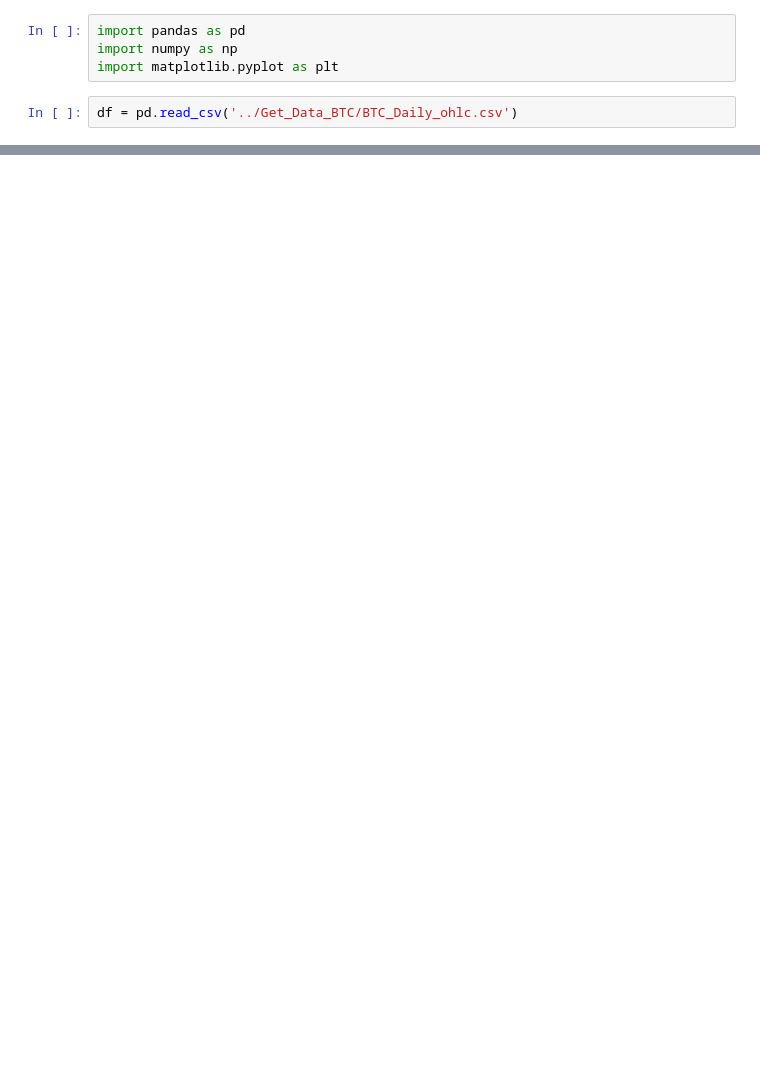
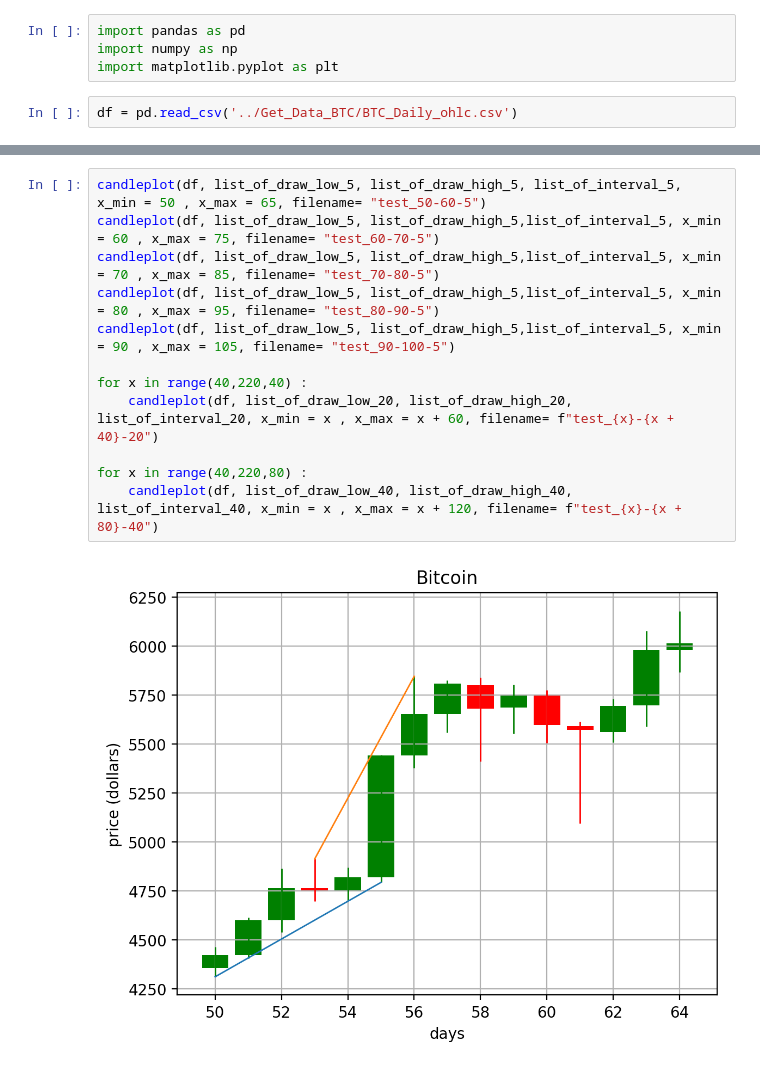
Before and after one commit to ZewiL08/s_r_basic, a Jupyter notebook: s_r_basic.ipynb, the cells around one changed output, grey strips where cells are left out. Drawn from its saved outputs; the diff is of its cells as text; blank space fills up the shorter version.

```diff
--- a/s_r_basic.ipynb
+++ b/s_r_basic.ipynb
@@ -86,0 +133,14 @@ candleplot(df, list_of_draw_low, list_of_draw_high,x_min = 90 , x_max = 105, fil
+# %%
+candleplot(df, list_of_draw_low_5, list_of_draw_high_5, list_of_interval_5, x_min = 50 , x_max = 65, filename= "test_50-60-5")
+candleplot(df, list_of_draw_low_5, list_of_draw_high_5,list_of_interval_5, x_min = 60 , x_max = 75, filename= "test_60-70-5")
+candleplot(df, list_of_draw_low_5, list_of_draw_high_5,list_of_interval_5, x_min = 70 , x_max = 85, filename= "test_70-80-5")
+candleplot(df, list_of_draw_low_5, list_of_draw_high_5,list_of_interval_5, x_min = 80 , x_max = 95, filename= "test_80-90-5")
+candleplot(df, list_of_draw_low_5, list_of_draw_high_5,list_of_interval_5, x_min = 90 , x_max = 105, filename= "test_90-100-5")
+
+for x in range(40,220,40) :
+    candleplot(df, list_of_draw_low_20, list_of_draw_high_20, list_of_interval_20, x_min = x , x_max = x + 60, filename= f"test_{x}-{x + 40}-20")
+
+for x in range(40,220,80) :
+    candleplot(df, list_of_draw_low_40, list_of_draw_high_40, list_of_interval_40, x_min = x , x_max = x + 120, filename= f"test_{x}-{x + 80}-40")
+# %% [output]
+[figure, added]
```
Also changed, not shown: parts of 9 cells of this notebook, 28 other files.
